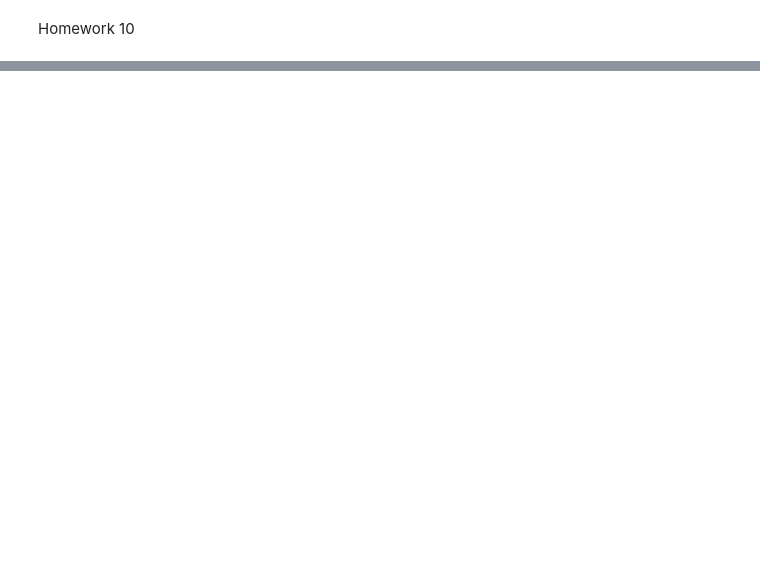
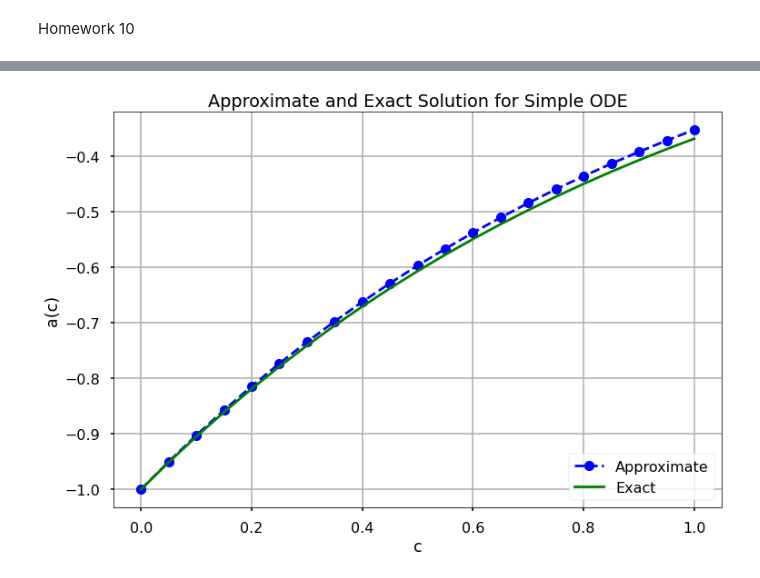
Before and after one commit to wlachape/MAT-421, a Jupyter notebook: Homework10.ipynb, the cells around one changed output, grey strips where cells are left out. Saved outputs shown, nothing was run; the diff lists cells and outputs as text; code cells hidden in the pictures; blank space fills up the shorter version.

```diff
--- a/Homework10.ipynb
+++ b/Homework10.ipynb
@@ -69,0 +33,26 @@ print(est_err_quad, err_quad)
+# %%
+import numpy as np
+import matplotlib.pyplot as plt
+
+plt.style.use('seaborn-poster')
+%matplotlib inline
+a = lambda t, s: np.exp(-t)
+b = 0.05
+c = np.arange(0, 1 + b, b)
+x1 = -1
+x = np.zeros(len(c))
+x[0] = x1
+for i in range(0, len(c) - 1):
+ x[i + 1] = x[i] + b*a(c[i], x[i])
+plt.figure(figsize = (12, 8))
+plt.plot(c, x, 'bo--', label='Approximate')
+plt.plot(c, -np.exp(-c), 'g', label='Exact')
+plt.title('Approximate and Exact Solution \
+for Simple ODE')
+plt.xlabel('c')
+plt.ylabel('a(c)')
+plt.grid()
+plt.legend(loc='lower right')
+plt.show()
+# %% [output]
+[figure, added]
```
Also changed, not shown: parts of 7 cells of this notebook.
